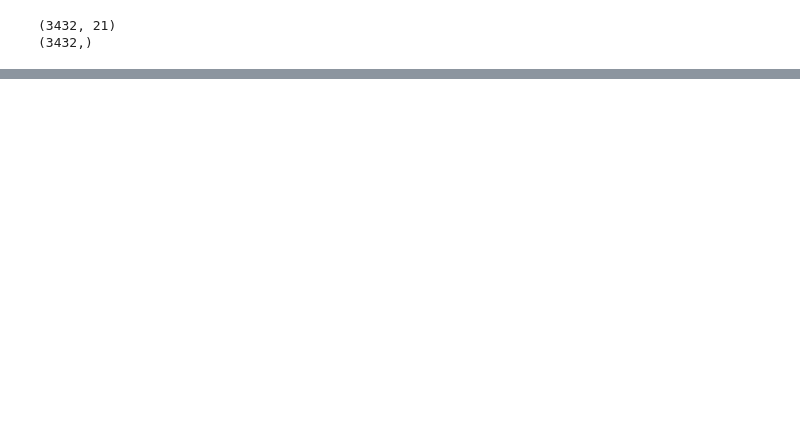
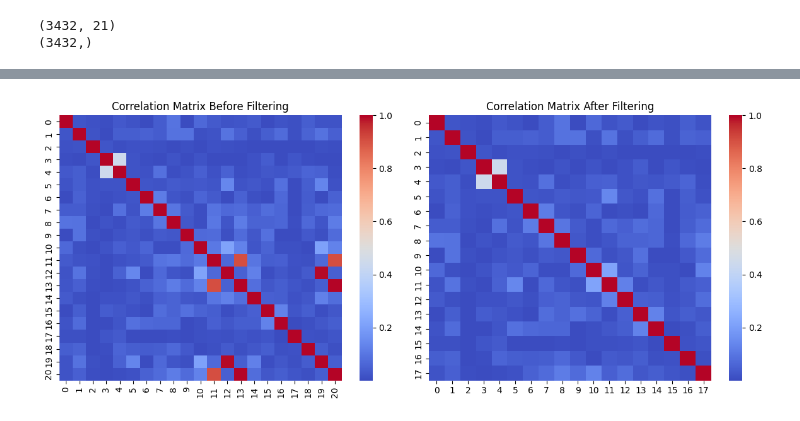
Before and after one commit to naifqarni/credit_card_fraud_detection, a Jupyter notebook: project_notbook.ipynb, the cells around one changed output, grey strips where cells are left out. Drawn from its saved outputs; the diff is of its cells as text; code cells hidden in the pictures; blank space fills up the shorter version.

```diff
--- a/project_notbook.ipynb
+++ b/project_notbook.ipynb
@@ -587,0 +770,91 @@ Epoch 100, Val Loss: 0.4392, Val Acc: 87.21%
+# %%
+# Feature selection using correlation filter method
+class CorrelationFilter:
+    def __init__(self, threshold=0.8):
+        self.threshold = threshold
+        self.keep_mask = None
+
+    def fit_transform(self, X):
+        # Calculate correlation matrix
+        corr_matrix = np.abs(np.corrcoef(X.T))
+
+        # Get upper triangle indices (excluding diagonal)
+        upper_tri = np.triu(np.ones(corr_matrix.shape), k=1).astype(bool)
+
+        # Find features with correlation greater than threshold
+        high_corr_pairs = np.where(np.abs(corr_matrix[upper_tri]) > self.threshold)
+
+        # Convert to original matrix indices and store correlated pairs
+        correlated_pairs = []
+        upper_tri_coords = np.triu_indices(corr_matrix.shape[0], k=1)
+        for idx in range(len(high_corr_pairs[0])):
+            i = upper_tri_coords[0][high_corr_pairs[0][idx]]
+            j = upper_tri_coords[1][high_corr_pairs[0][idx]]
+            correlation = corr_matrix[i,j]
+            correlated_pairs.append((i, j, correlation))
+
+        # Print highly correlated feature pairs
+        print("\nHighly correlated feature pairs (correlation > {}):".format(self.threshold))
+        for i, j, corr in correlated_pairs:
+            print(f"Features {i} and {j}: correlation = {corr:.3f}")
+
+        # For each group of correlated features, keep only one feature
+        features_to_remove = set()
+        processed_features = set()
+
+        for i, j, _ in correlated_pairs:
+            if i not in processed_features and j not in processed_features:
+                # Keep feature i, remove feature j
+                features_to_remove.add(j)
+                processed_features.add(i)
+                processed_features.add(j)
+            elif i not in processed_features:
+                features_to_remove.add(j)
+                processed_features.add(i)
+                processed_features.add(j)
+            elif j not in processed_features:
+                features_to_remove.add(i)
+                processed_features.add(i)
+                processed_features.add(j)
+
+        # Create mask for features to keep
+        self.keep_mask = np.ones(X.shape[1], dtype=bool)
+        self.keep_mask[list(features_to_remove)] = False
+
+        # Return filtered data
+        return X[:, self.keep_mask]
+
+    def transform(self, X):
+        return X[:, self.keep_mask]
+
+# Apply correlation filter to training data
+# Initialize and apply correlation filter
+corr_filter = CorrelationFilter(threshold=0.8)
+X_train_corr = corr_filter.fit_transform(X_train)
+X_test_corr = corr_filter.transform(X_test)
+
+print("\nCorrelation Filter Results:")
+print(f"Original feature dimension: {X_train.shape[1]}")
+print(f"Reduced feature dimension: {X_train_corr.shape[1]}")
+print(f"Number of features removed: {X_train.shape[1] - X_train_corr.shape[1]}")
+
+# Compare dimensions with other reduction methods
+print("\nComparison of reduced dimensions:")
+print(f"Correlation Filter shape: {X_train_corr.shape}")
+print(f"SVD shape: {X_train_svd.shape}")
+print(f"PCA shape: {X_train.shape}")
+
+# Visualize correlation matrix before and after filtering
+plt.figure(figsize=(12, 5))
+
+plt.subplot(1, 2, 1)
+sns.heatmap(np.abs(np.corrcoef(X_train.T)), cmap='coolwarm')
+plt.title('Correlation Matrix Before Filtering')
+
+plt.subplot(1, 2, 2)
+sns.heatmap(np.abs(np.corrcoef(X_train_corr.T)), cmap='coolwarm')
+plt.title('Correlation Matrix After Filtering')
+
+plt.tight_layout()
+plt.show()
+# %% [output]
@@ -587,0 +876 @@ Epoch 100, Val Loss: 0.4392, Val Acc: 87.21%
+[figure, added]
```
Also changed, not shown: parts of 7 cells of this notebook.
